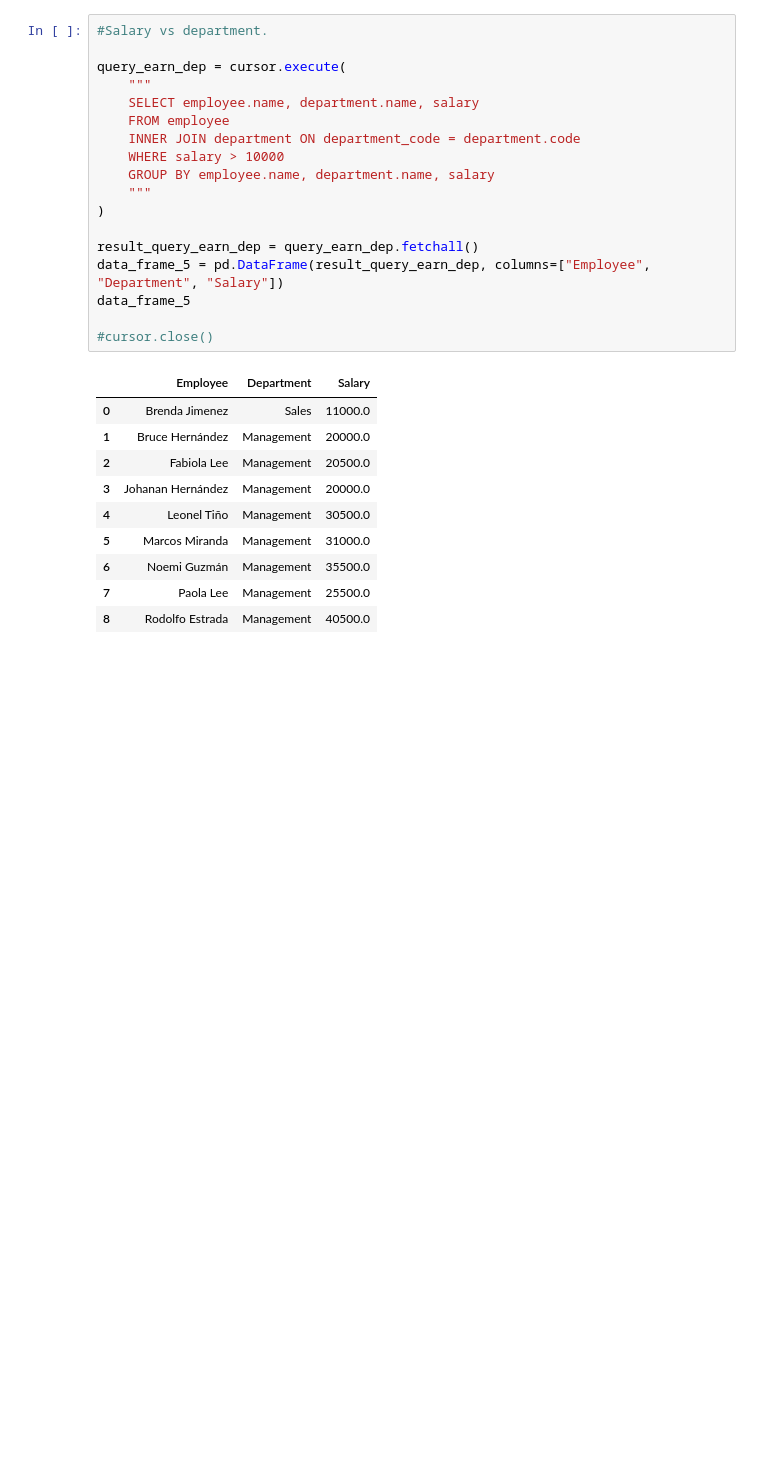
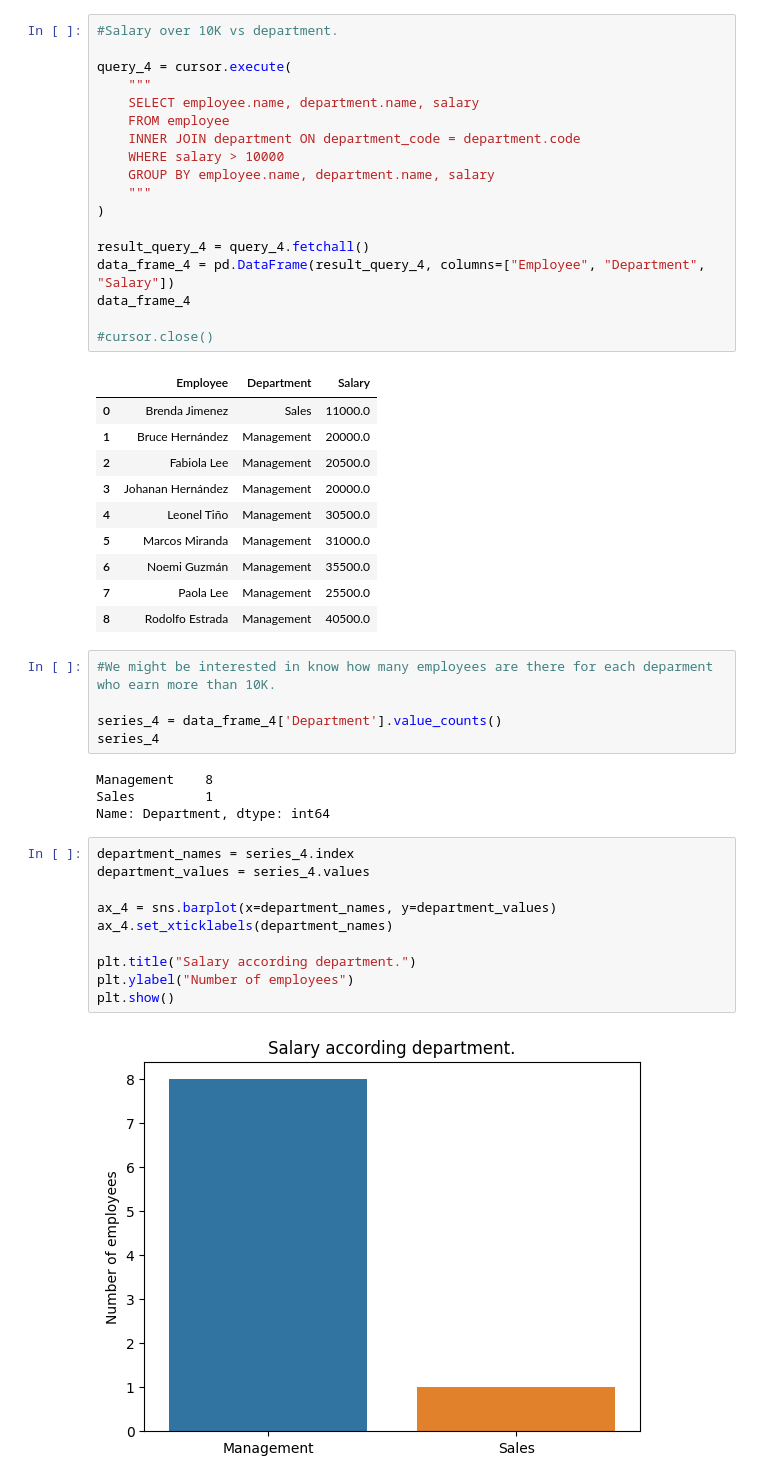
Before and after one commit to leonellee1988/Company_db_SQL, a Jupyter notebook: queries_26092023.ipynb, the cells around one changed output. Drawn from its saved outputs; the diff is of its cells as text; blank space fills up the shorter version.

```diff
--- a/queries_26092023.ipynb
+++ b/queries_26092023.ipynb
@@ -144,7 +189,7 @@ data_frame_4
 # %%
-#Salary vs department.
+#Salary over 10K vs department.
 
-query_earn_dep = cursor.execute(
+query_4 = cursor.execute(
     """
     SELECT employee.name, department.name, salary
     FROM employee
@@ -154,9 +199,9 @@ query_earn_dep = cursor.execute(
     """
 )
 
-result_query_earn_dep = query_earn_dep.fetchall()
-data_frame_5 = pd.DataFrame(result_query_earn_dep, columns=["Employee", "Department", "Salary"])
-data_frame_5
+result_query_4 = query_4.fetchall()
+data_frame_4 = pd.DataFrame(result_query_4, columns=["Employee", "Department", "Salary"])
+data_frame_4
 
 #cursor.close()
 # %% [output]
@@ -170,3 +215,24 @@ data_frame_5
 | 6 | Noemi Guzmán | Management | 35500.0 |
 | 7 | Paola Lee | Management | 25500.0 |
 | 8 | Rodolfo Estrada | Management | 40500.0 |
+# %%
+#We might be interested in know how many employees are there for each deparment who earn more than 10K.
+
+series_4 = data_frame_4['Department'].value_counts()
+series_4
+# %% [output]
+Management    8
+Sales         1
+Name: Department, dtype: int64
+# %%
+department_names = series_4.index
+department_values = series_4.values
+
+ax_4 = sns.barplot(x=department_names, y=department_values)
+ax_4.set_xticklabels(department_names)
+
+plt.title("Salary according department.")
+plt.ylabel("Number of employees")
+plt.show()
+# %% [output]
+[figure, added]
```
Also changed, not shown: parts of 28 cells of this notebook.
